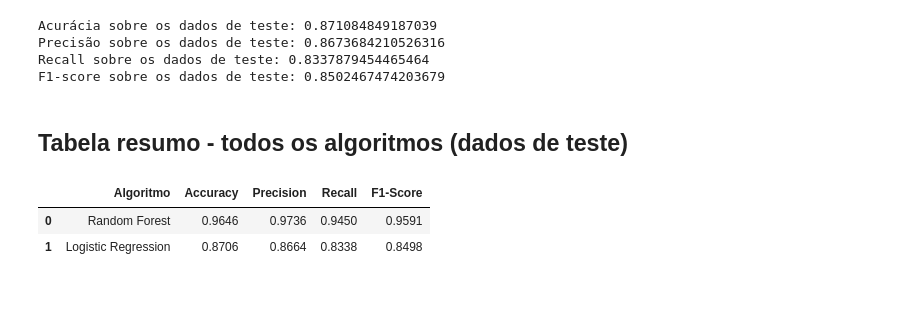
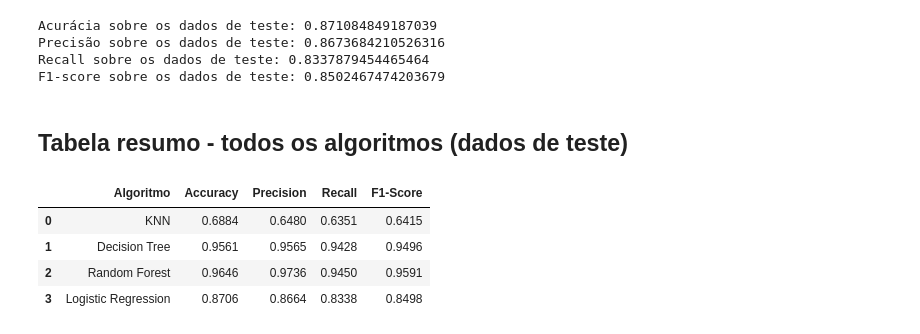
Before and after one commit to heitorznx/ensaio_machine_learning, a Jupyter notebook: proj_classificacao/proj_classificacao_ensaio.ipynb, the cells around one changed output. Saved outputs shown, nothing was run; the diff lists cells and outputs as text; code cells hidden in the pictures; blank space fills up the shorter version.

```diff
--- a/proj_classificacao/proj_classificacao_ensaio.ipynb
+++ b/proj_classificacao/proj_classificacao_ensaio.ipynb
@@ -418,25 +418,17 @@ F1-score sobre os dados de teste: 0.8502467474203679
 # %%
 #Tabela resumo consolidada - dados de teste
 
 resumo_teste = pd.DataFrame({
     'Algoritmo': ['KNN','Decision Tree', 'Random Forest', 'Logistic Regression'],
     'Accuracy': [0.6884, 0.9561, 0.9646, 0.8706],
     'Precision': [0.6480, 0.9565, 0.9736, 0.8664],
-    'Recall': [0.6351, 0.9428 0.9450, 0.8338],
+    'Recall': [0.6351, 0.9428, 0.9450, 0.8338],
     'F1-Score': [0.6415, 0.9496, 0.9591, 0.8498]
 })
 resumo_teste
-
-Acurácia de Teste: 0.6884486154559147
-Precisão de Teste: 0.6480251346499102
-Recall de Teste: 0.6351957765068191
-f1-score de Teste: 0.6415463230393246
-
-Acurácia sobre os dados de teste: 0.9561271386088904
-Precisão sobre os dados de teste: 0.9565295010265108
-Recall sobre os dados de teste: 0.9428948526176859
-F1-score sobre os dados de teste: 0.9496632399858206
 # %% [output]
 |  | Algoritmo | Accuracy | Precision | Recall | F1-Score |
-| 0 | Random Forest | 0.9646 | 0.9736 | 0.9450 | 0.9591 |
-| 1 | Logistic Regression | 0.8706 | 0.8664 | 0.8338 | 0.8498 |
+| 0 | KNN | 0.6884 | 0.6480 | 0.6351 | 0.6415 |
+| 1 | Decision Tree | 0.9561 | 0.9565 | 0.9428 | 0.9496 |
+| 2 | Random Forest | 0.9646 | 0.9736 | 0.9450 | 0.9591 |
+| 3 | Logistic Regression | 0.8706 | 0.8664 | 0.8338 | 0.8498 |
```
Also changed, not shown: parts of 2 cells of this notebook, 1 other file.
